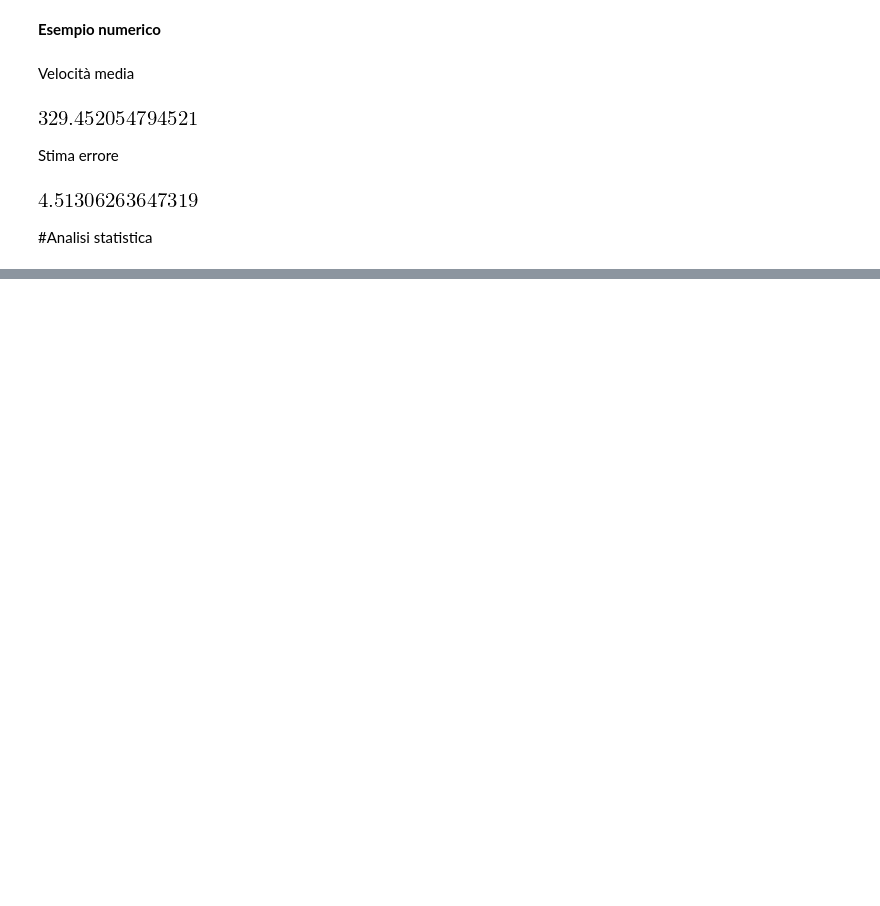
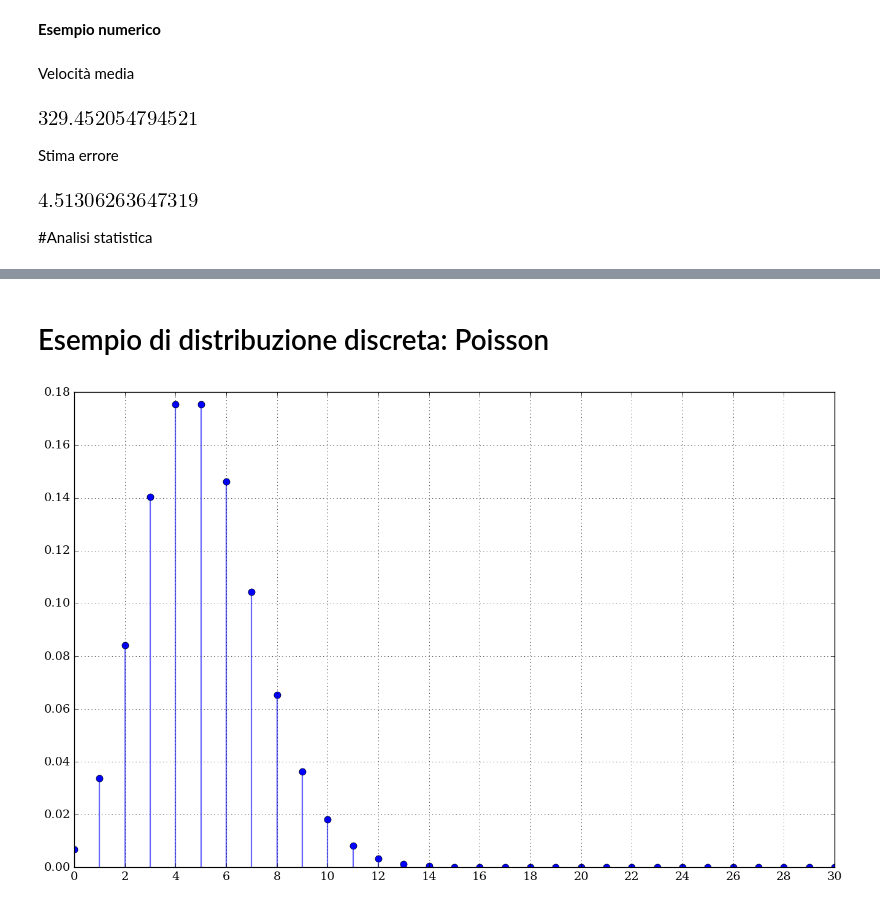
Before and after one commit to Ccaccia73/FluidodinamicaSperimentale, a Jupyter notebook: 01_Intro/01a_soundspeed.ipynb, the cells around one changed output, grey strips where cells are left out. Drawn from its saved outputs; the diff is of its cells as text; code cells hidden in the pictures; blank space fills up the shorter version.

```diff
--- a/01_Intro/01a_soundspeed.ipynb
+++ b/01_Intro/01a_soundspeed.ipynb
@@ -128,0 +195,12 @@ NameError: name 'np' is not defined
+# %% [markdown]
+# Esempio di distribuzione discreta: Poisson
+# %%
+xp = range(31)
+yp = stats.poisson.pmf(xp,5)
+plt.figure(figsize=(16,10), dpi=300)
+plt.vlines(xp,np.zeros_like(xp),yp,colors='b',lw=1.6,alpha=0.6)
+plt.plot(xp,yp,'o',color='b',ms=8)
+plt.xticks(xp[::2])
+plt.grid()
+# %% [output]
+[figure, added]
```
Also changed, not shown: parts of 18 cells of this notebook.
